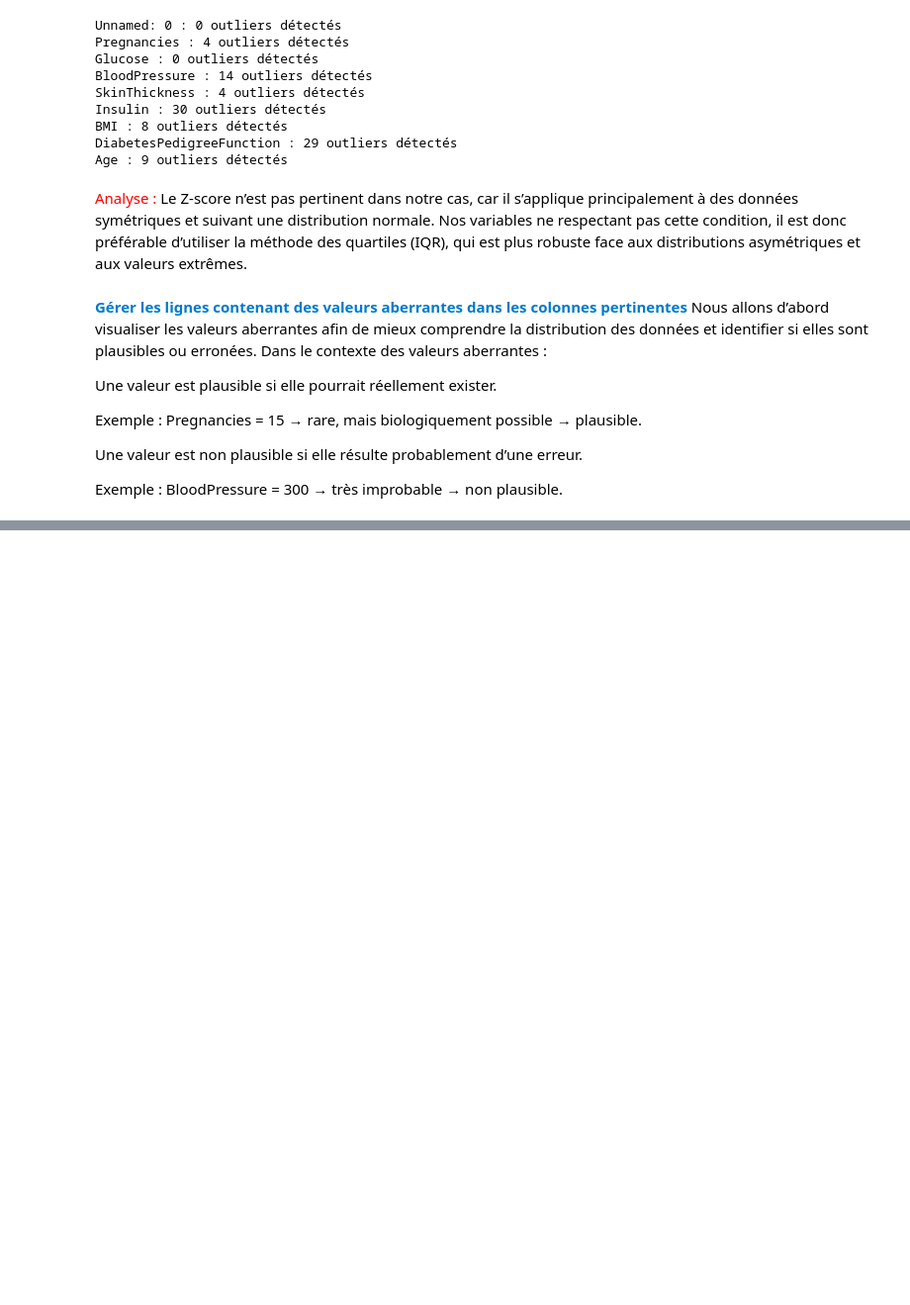
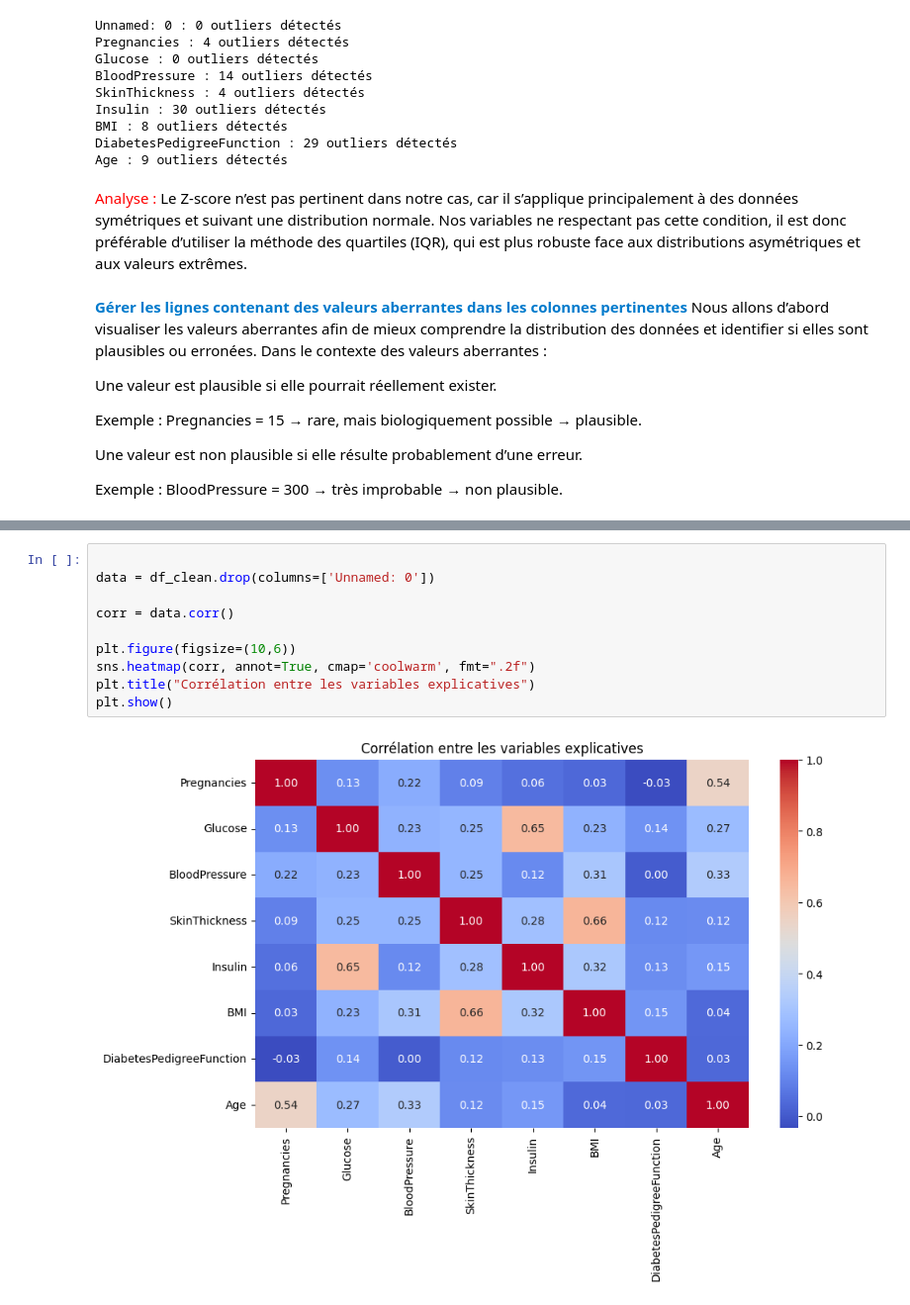
Before and after one commit to MinaELKH/breif2_AnalysePredictionRisqueDiabete, a Jupyter notebook: pretraitementDonnée.ipynb, the cells around one changed output, grey strips where cells are left out. Shown at 99% size. Saved outputs shown, nothing was run; the diff lists cells and outputs as text; blank space fills up the shorter version.

```diff
--- a/pretraitementDonnée.ipynb
+++ b/pretraitementDonnée.ipynb
@@ -333,0 +361,12 @@ Age : 9 valeurs aberrantes restantes
+# %%
+
+data = df_clean.drop(columns=['Unnamed: 0'])
+
+corr = data.corr()
+
+plt.figure(figsize=(10,6))
+sns.heatmap(corr, annot=True, cmap='coolwarm', fmt=".2f")
+plt.title("Corrélation entre les variables explicatives")
+plt.show()
+# %% [output]
+[figure, added]
```
Also changed, not shown: parts of 7 cells of this notebook.
